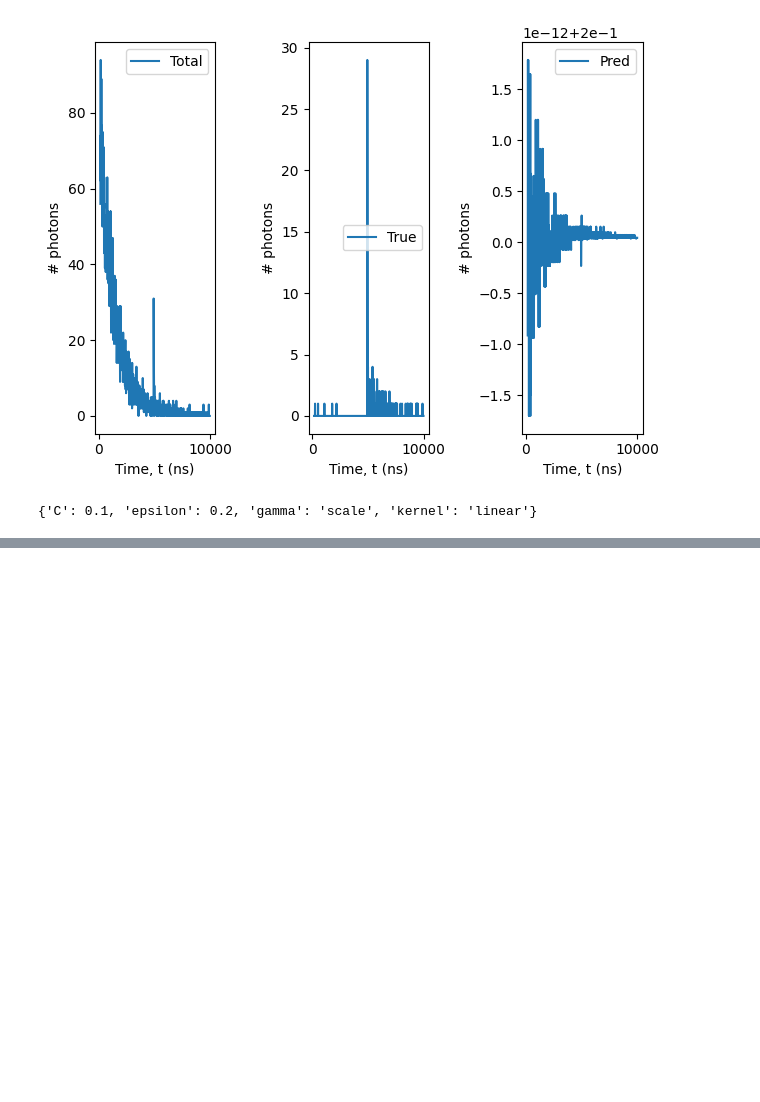
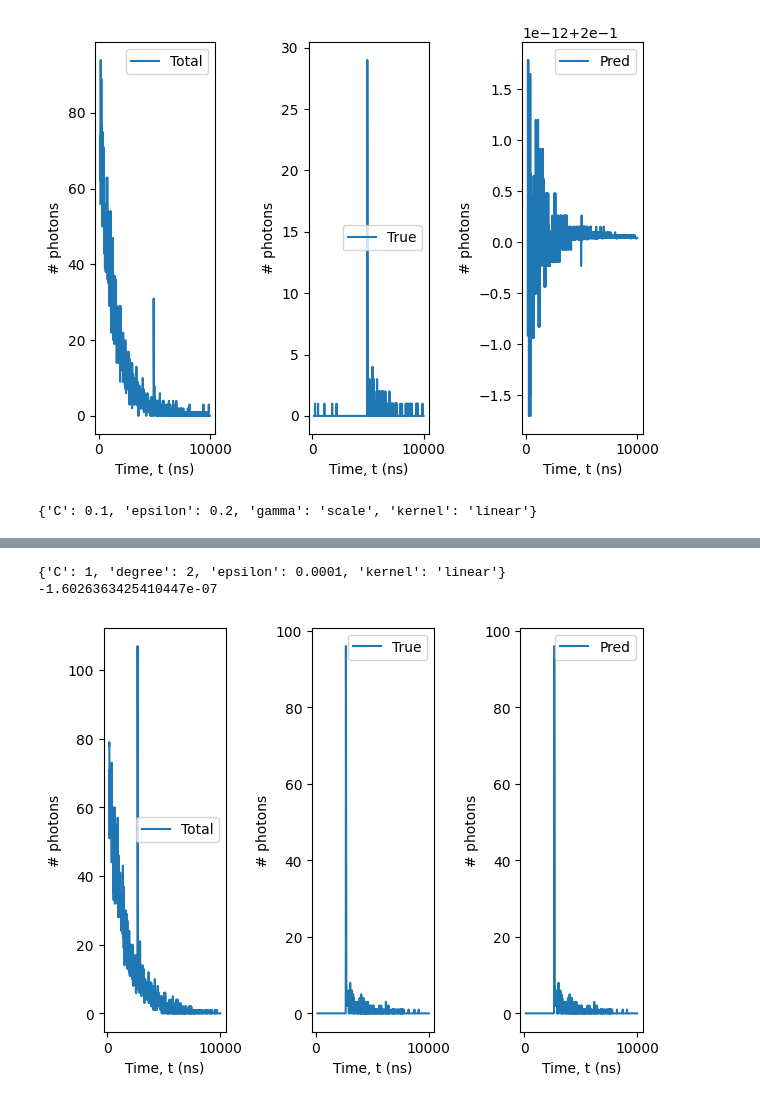
Before and after one commit to JaviGamero/LArTPC_Calibration, a Jupyter notebook: scripts/python/signalDecompose/ML_Algorithms.ipynb, the cells around one changed output, grey strips where cells are left out. Cells and saved outputs as stored; diff of their text form; code cells hidden in the pictures; blank space fills up the shorter version.

```diff
--- a/scripts/python/signalDecompose/ML_Algorithms.ipynb
+++ b/scripts/python/signalDecompose/ML_Algorithms.ipynb
@@ -389,0 +406,14 @@ capable of obtaining good results even in the trained data.
+# %%
+from sklearn.model_selection import GridSearchCV
+params = {
+    'kernel': ['rbf', 'linear', 'poly', 'sigmoid'],
+    'degree': [2,3,4],
+    'C': [0.0001, 0.001, 0.01, 0.1, 1, 10],
+    'epsilon': [0.0001, 0.001, 0.01, 0.1]
+}
+
+gs = GridSearchCV(SVR(), params, scoring='neg_mean_squared_error', n_jobs=-1,
+                  cv=2, verbose=3)
+
+gs.fit(Xexample_train, yexample_train)
+print(gs.best_params_)
@@ -389,0 +438,15 @@ capable of obtaining good results even in the trained data.
+# %%
+print(gs.best_params_)
+print(gs.best_score_)
+# %% [output]
+{'C': 1, 'degree': 2, 'epsilon': 0.0001, 'kernel': 'linear'}
+-1.6026363425410447e-07
+# %%
+best_svm = gs.best_estimator_
+best_svm.fit(Xexample_train, yexample_train)
+y_pred = best_svm.predict(Xexample_train)
+# %%
+v = [Xexample_train[:,0], yexample_train, y_pred]
+plotSignals(t, v, ['Total', 'True', 'Pred'], sep=True)
+# %% [output]
+[figure, added]
```
Also changed, not shown: parts of 35 cells of this notebook, 1 other file.
